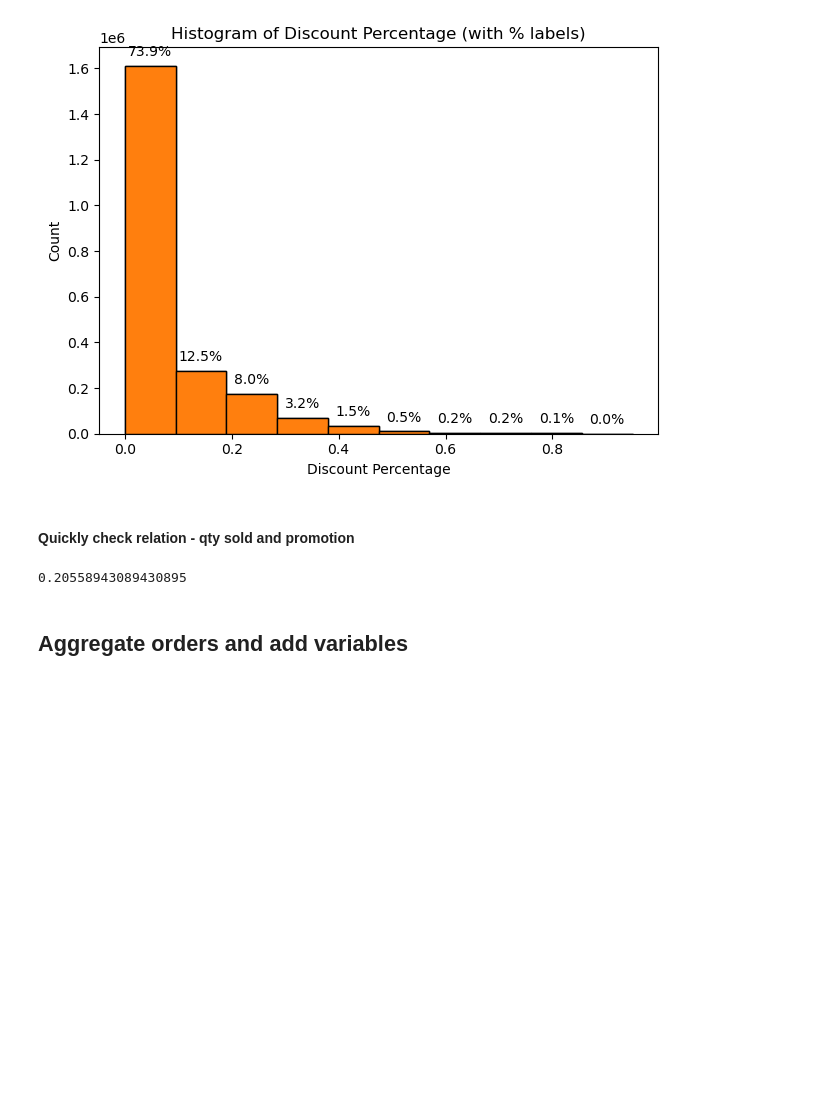
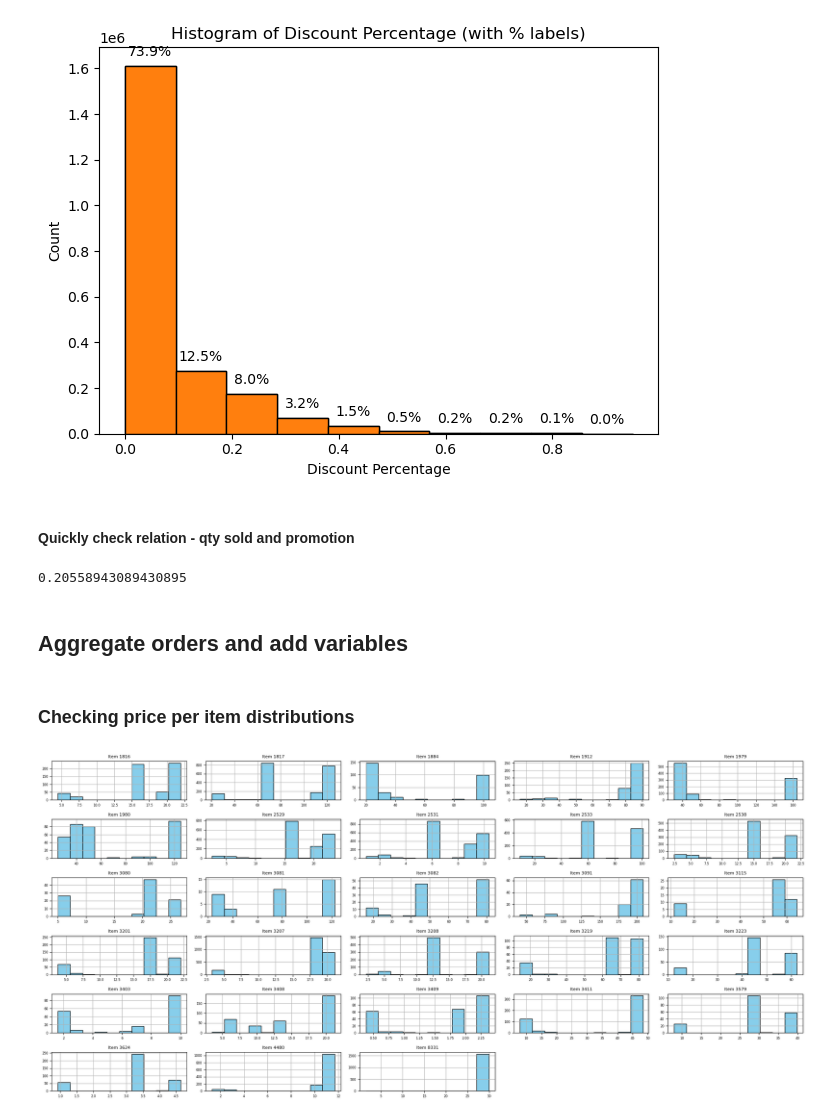
Before and after one commit to damyantilev/case-automated-inventory-management-execution, a Jupyter notebook: inventory_managemet_project.ipynb, the cells around one changed output. Cells and saved outputs as stored; diff of their text form; code cells hidden in the pictures; blank space fills up the shorter version.

```diff
--- a/inventory_managemet_project.ipynb
+++ b/inventory_managemet_project.ipynb
@@ -292,0 +310,46 @@ len(summary[summary["QTY_promo_per_day"] > summary["QTY_no_promo_per_day"]])/len
+# %% [markdown]
+### Checking price per item distributions
+# %%
+# adding a column with item_prices_count to df_orders
+
+df_orders["item_prices_count"] = df_orders.groupby("itemID")["salesPrice"].transform(lambda x: x.nunique())
+# %%
+# getting a random sample where the item has price discount of > 0.79, meaning there might
+# be great price variations of the item
+
+df_sample = df_orders[["itemID"]][df_orders["discountPerc"] > 0.79]
+
+df_sample = df_sample.sample(n=50, random_state=222)
+
+df_sample = df_sample.sort_values(by="itemID", ascending=True)
+
+df_sample = df_sample.merge(df_orders, how="left", on="itemID")
+# %%
+# visualizing
+
+# Unique items
+item_ids = df_sample['itemID'].unique()
+
+# Set up the grid
+rows, cols = 10, 5
+fig, axes = plt.subplots(rows, cols, figsize=(20, 15), sharex=False, sharey=False)
+axes = axes.flatten()
+
+# Plot histogram for each item
+for i, item_id in enumerate(item_ids):
+    ax = axes[i]
+    item_prices = df_sample[df_sample['itemID'] == item_id]['salesPrice']
+
+    ax.hist(item_prices, bins=10, color='skyblue', edgecolor='black')
+    ax.set_title(f'Item {item_id}', fontsize=8)
+    ax.tick_params(labelsize=6)
+    ax.grid(True)
+
+# Hide unused subplots
+for j in range(len(item_ids), len(axes)):
+    fig.delaxes(axes[j])
+
+plt.tight_layout()
+plt.show()
+# %% [output]
+[figure, added]
```
Also changed, not shown: parts of 9 cells of this notebook.
